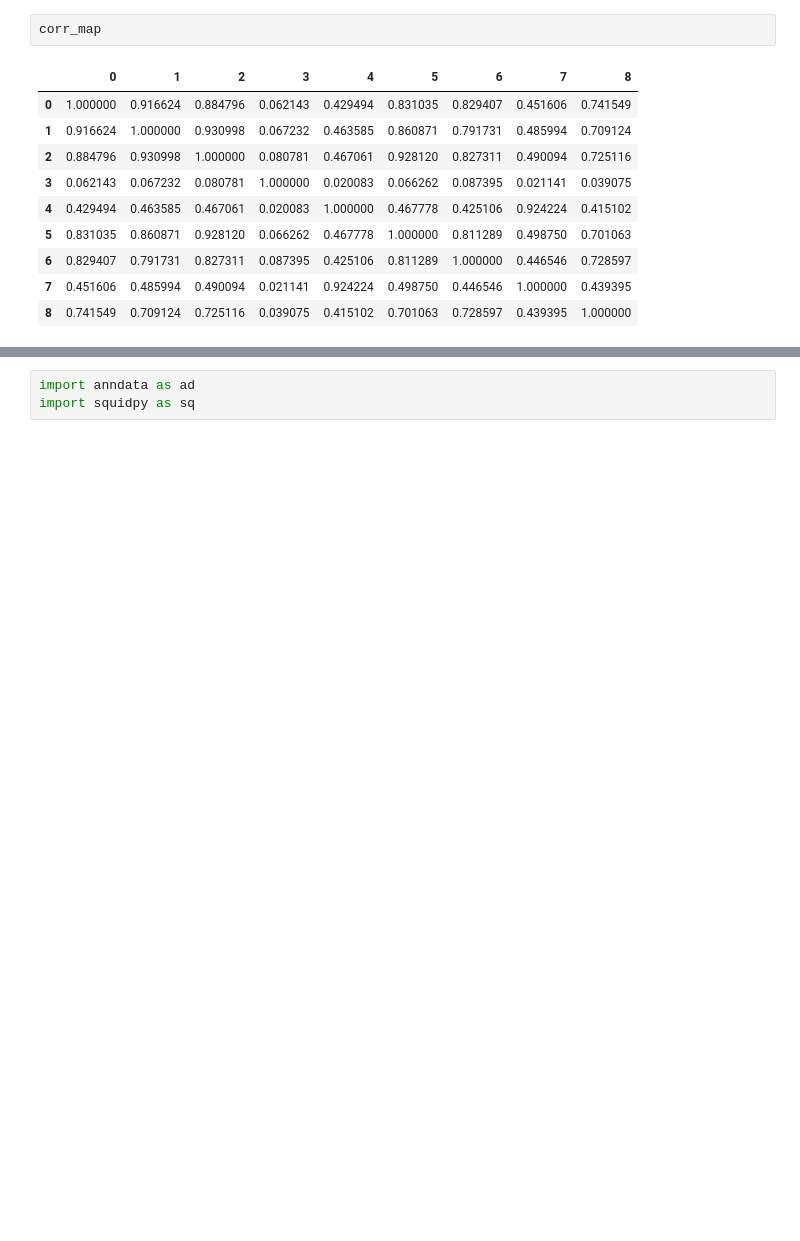
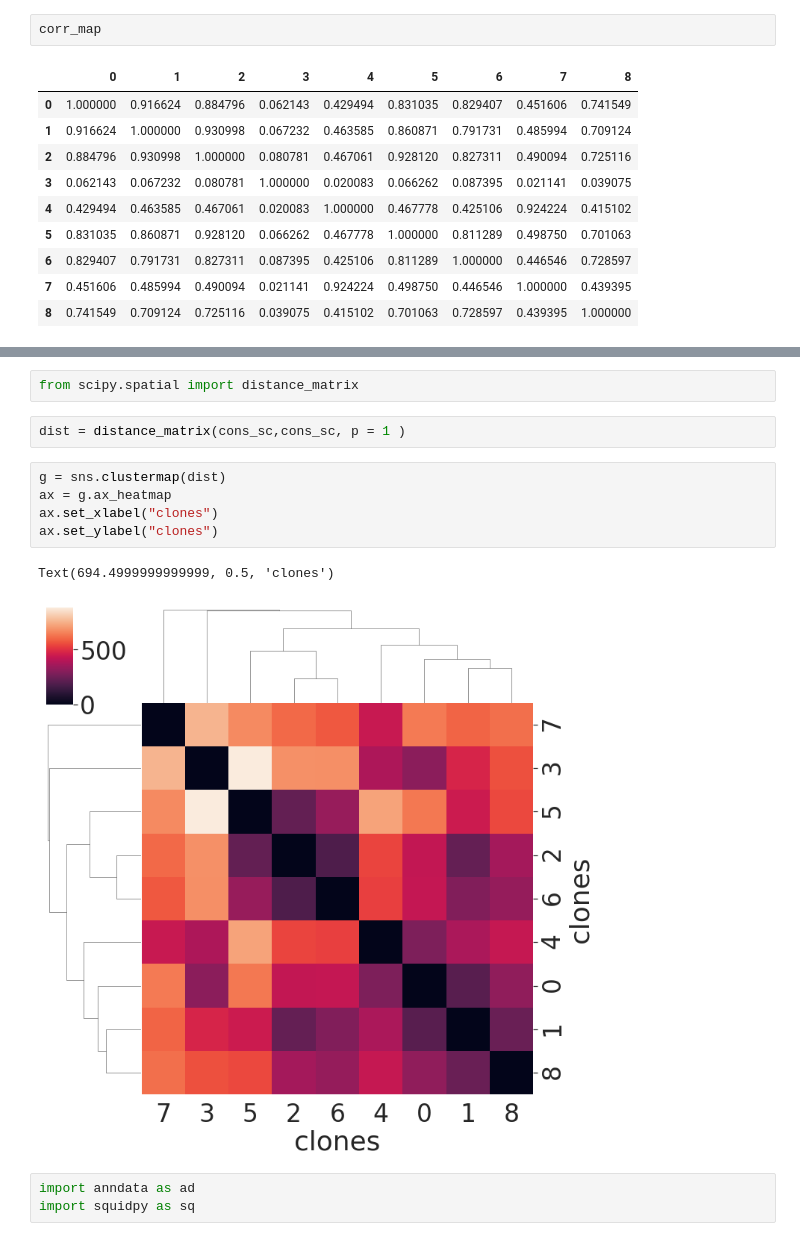
Before and after one commit to PMBio/spaceTree, a Jupyter notebook: notebooks/3_validation.ipynb, the cells around one changed output, grey strips where cells are left out. Saved outputs shown, nothing was run; the diff lists cells and outputs as text; blank space fills up the shorter version.

```diff
--- a/notebooks/3_validation.ipynb
+++ b/notebooks/3_validation.ipynb
@@ -93,3 +108,15 @@ Text(694.4999999999999, 0.5, 'clones')
+# %%
+from scipy.spatial import distance_matrix
+# %%
+dist = distance_matrix(cons_sc,cons_sc, p = 1 )
+# %%
+g = sns.clustermap(dist)
+ax = g.ax_heatmap
+ax.set_xlabel("clones")
+ax.set_ylabel("clones")
+# %% [output]
+Text(694.4999999999999, 0.5, 'clones')
+[figure, added]
 # %%
 import anndata as ad
 import squidpy as sq
```
Also changed, not shown: parts of 4 cells of this notebook, 7 other files.
